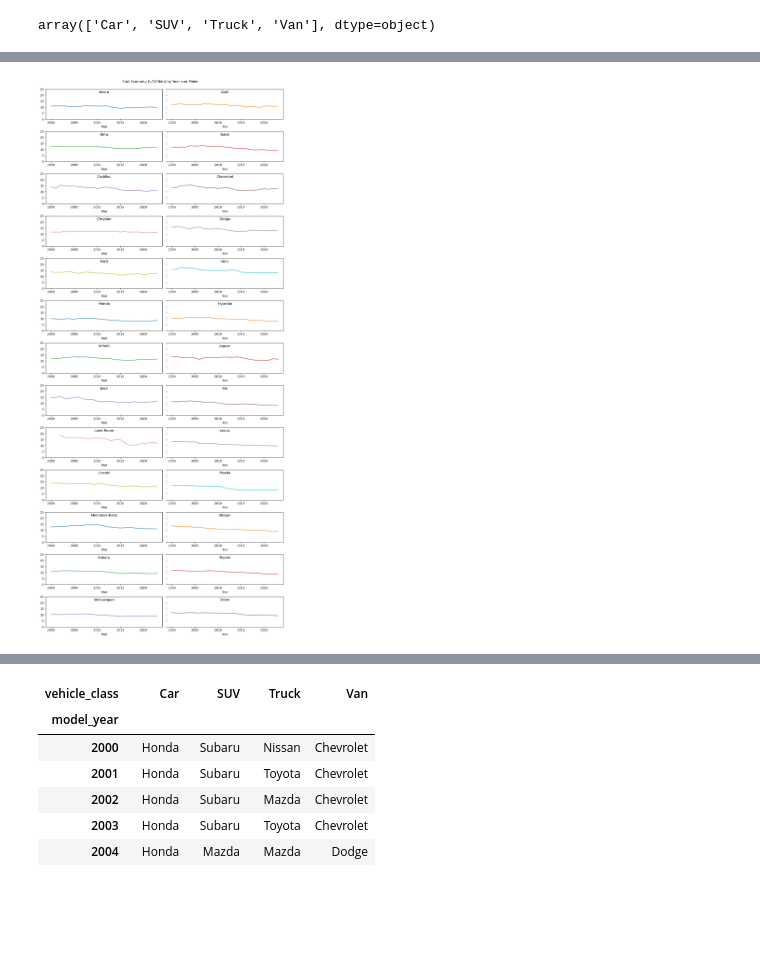
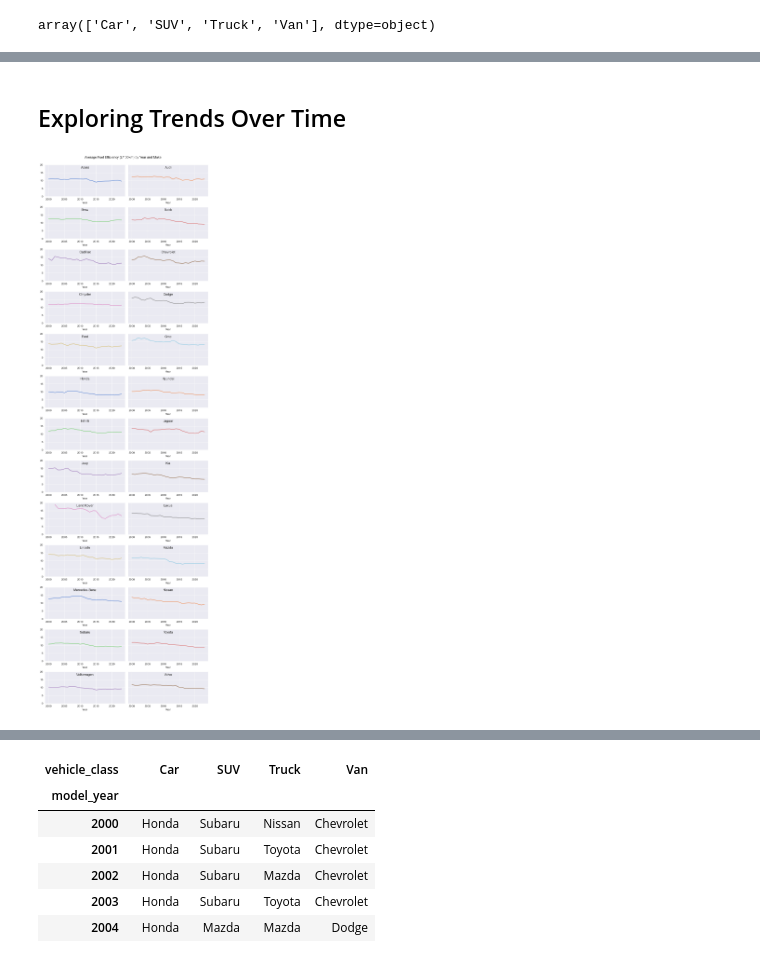
Before and after one commit to alexproskiw/Fuel-Efficiency-of-Canadian-Vehicles-Trends-and-Predictions, a Jupyter notebook: ECON323 Final Project.ipynb, the cells around one changed output, grey strips where cells are left out. Cells and saved outputs as stored; diff of their text form; code cells hidden in the pictures; blank space fills up the shorter version.

```diff
--- a/ECON323 Final Project.ipynb
+++ b/ECON323 Final Project.ipynb
@@ -330,12 +348,28 @@ full_dataset.head()
 # %%
-full_dataset_year_as_index = full_dataset.set_index("model_year")
-years = full_dataset_year_as_index.groupby("model_year")
+# fuel efficiency by year
 
-ax = years.mean()["comb_lpkm"].plot(figsize=(10, 6))
-fig = ax.get_figure()
-ax.set_ylim(0, 20)
-ax.set_title("Average Fuel Efficiency by Year Aggregated Across all Makes and Manufacturers")
+# 5th Percentile
+def q05(x):
+    return x.quantile(0.05)
+
+# 95th Percentile
+def q95(x):
+    return x.quantile(0.95)
+
+
+fuel_economy_by_year = full_dataset.pivot_table(index="model_year", values="comb_lpkm", aggfunc=["mean", q05, q95])
+ax = fuel_economy_by_year.plot()
 ax.set_xlabel("Year")
 ax.set_ylabel("Combined Fuel Economy (L/100km)")
-ax.yaxis.grid(True, color="black", alpha = 0.4, linestyle='--')
+ax.set_title("Fuel Efficiency by Year Aggregated Across all Makes and Manufacturers")
+ax.set_ylim(0, 20)
+plt.gca().get_lines()[0].set_linewidth(3)
+plt.gca().get_lines()[1].set_color("black")
+plt.gca().get_lines()[1].set_linestyle("--")
+plt.gca().get_lines()[1].set_alpha(0.8)
+plt.gca().get_lines()[2].set_color("black")
+plt.gca().get_lines()[2].set_linestyle("--")
+plt.gca().get_lines()[2].set_alpha(0.8)
+ax.legend(['Average', '5th and 95th Percentiles'])
+plt.gcf().set_size_inches(9, 6)
 # %% [output]
@@ -364,0 +511,6 @@ ax.yaxis.grid(False)
+# %%
+# fuel efficiency by transmission gears
+ax = sns.lmplot(data=full_dataset, x="transmission_gears", y="comb_lpkm", fit_reg=False)
+ax.set(xlabel="Number of Gears in Transmision", ylabel="Combined Fuel Economy (L/100km)", title="Fuel Efficiency by Number of Gears in Transmission")
+ax.set(ylim=(0, 30))
+plt.gcf().set_size_inches(9, 6)
@@ -365,20 +533,23 @@ ax.yaxis.grid(False)
+# %% [markdown]
+## Exploring Trends Over Time
 # %%
+# exploring interaction between year and make
 fuel_economy_by_year_and_make = full_dataset.pivot_table(index="model_year", columns="make", values="comb_lpkm", aggfunc="mean")
 
 axs = fuel_economy_by_year_and_make.plot.line(
-    figsize=(12, 28), subplots=True, legend=False, sharex=False,
-    sharey=True, layout=(13, 2), grid=False, xlabel="Year"
+    figsize=(9, 30), subplots=True, legend=False, sharex=False,
+    sharey=True, layout=(13, 2), xlabel="Year"
 )
 
 axs[0,0].get_figure().tight_layout(rect=[0, 0.03, 1, 0.97])
-axs[0,0].get_figure().suptitle('Fuel Economy (L/100km) by Year and Make')
+axs[0,0].get_figure().suptitle('Average Fuel Efficiency (L/100km) by Year and Make')
 axs = axs.flatten()
 titles = fuel_economy_by_year_and_make.columns
 i = 0
 for ax in axs:
     title = titles[i]
     ax.set_title(title, y=1.0, pad=-14)
-    ax.set_ylim(0, 25)
+    ax.set_ylim(0, 20)
     i += 1
 # %% [output]
-[figure, old version]
+[figure, new version]
```
Also changed, not shown: parts of 34 cells of this notebook.
